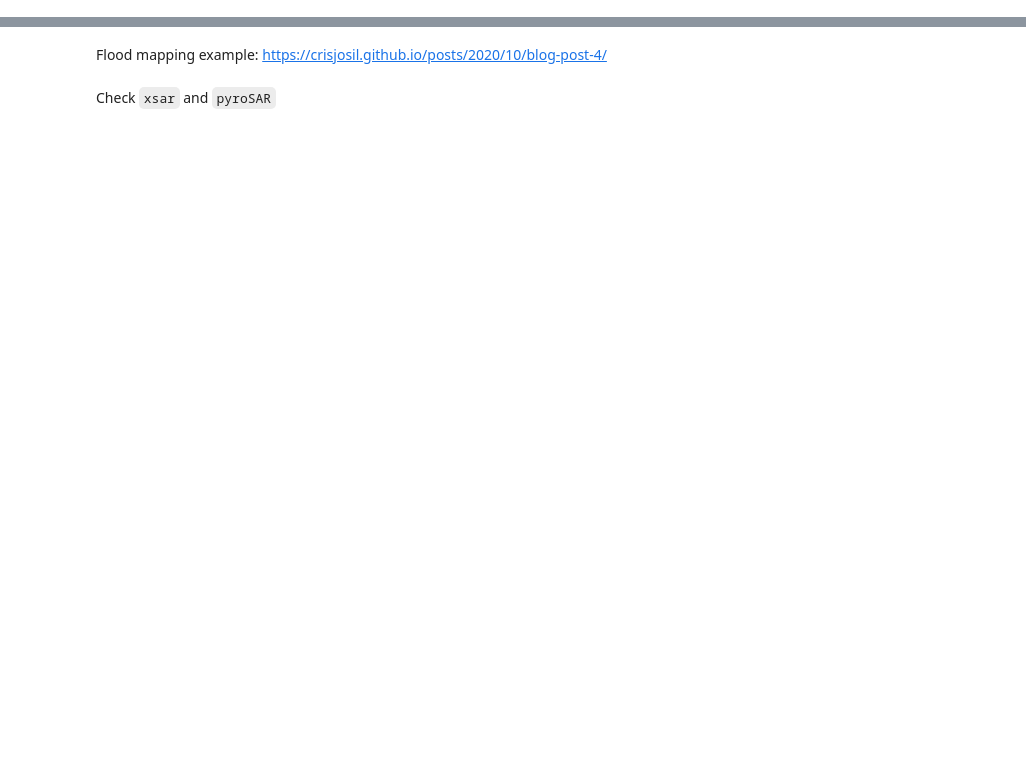
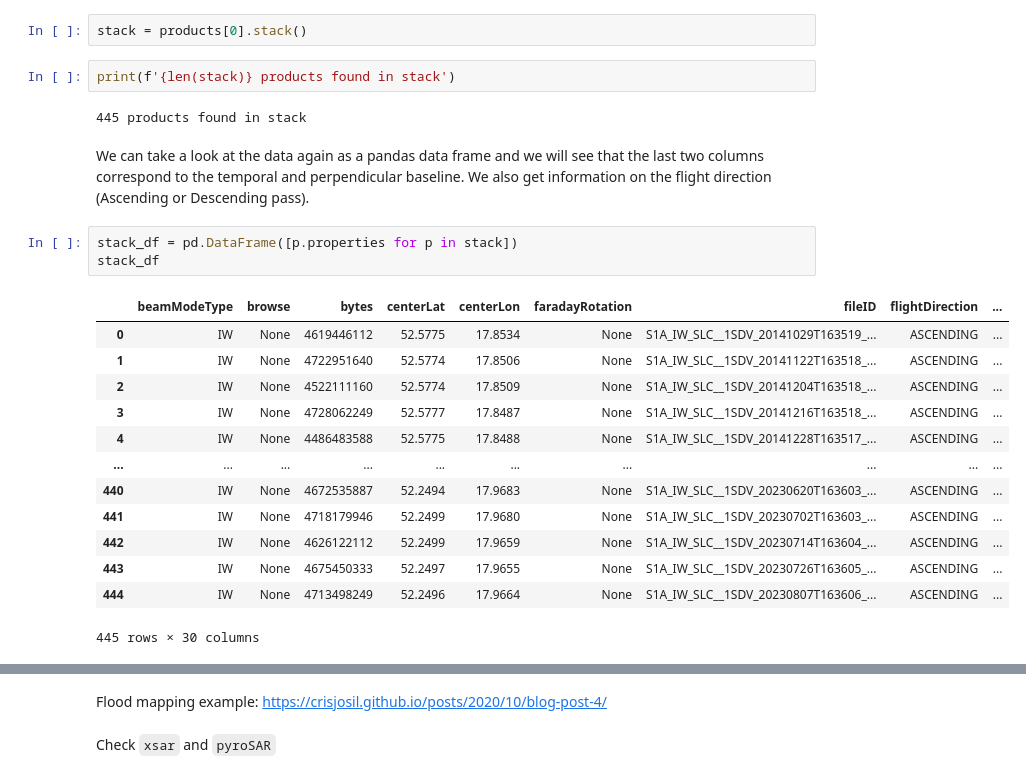
Before and after one commit to loreabad6/ogh23, a Jupyter notebook: notebooks/jupyter/sentinel1.ipynb, the cells around one changed output, grey strips where cells are left out. Saved outputs shown, nothing was run; the diff lists cells and outputs as text; blank space fills up the shorter version.

```diff
--- a/notebooks/jupyter/sentinel1.ipynb
+++ b/notebooks/jupyter/sentinel1.ipynb
@@ -98,0 +67,25 @@ gdf.columns.tolist()
+# %%
+stack = products[0].stack()
+# %%
+print(f'{len(stack)} products found in stack')
+# %% [output]
+445 products found in stack
+# %% [markdown]
+We can take a look at the data again as a pandas data frame and we will see that the last two columns correspond to the temporal and perpendicular baseline. We also get information on the flight direction (Ascending or Descending pass).
+# %%
+stack_df = pd.DataFrame([p.properties for p in stack])
+stack_df
+# %% [output]
+|  | beamModeType | browse | bytes | centerLat | centerLon | faradayRotation | fileID | flightDirection | ... |
+| 0 | IW | None | 4619446112 | 52.5775 | 17.8534 | None | S1A_IW_SLC__1SDV_20141029T163519_... | ASCENDING | ... |
+| 1 | IW | None | 4722951640 | 52.5774 | 17.8506 | None | S1A_IW_SLC__1SDV_20141122T163518_... | ASCENDING | ... |
+| 2 | IW | None | 4522111160 | 52.5774 | 17.8509 | None | S1A_IW_SLC__1SDV_20141204T163518_... | ASCENDING | ... |
+| 3 | IW | None | 4728062249 | 52.5777 | 17.8487 | None | S1A_IW_SLC__1SDV_20141216T163518_... | ASCENDING | ... |
+| 4 | IW | None | 4486483588 | 52.5775 | 17.8488 | None | S1A_IW_SLC__1SDV_20141228T163517_... | ASCENDING | ... |
+| ... | ... | ... | ... | ... | ... | ... | ... | ... | ... |
+| 440 | IW | None | 4672535887 | 52.2494 | 17.9683 | None | S1A_IW_SLC__1SDV_20230620T163603_... | ASCENDING | ... |
+| 441 | IW | None | 4718179946 | 52.2499 | 17.9680 | None | S1A_IW_SLC__1SDV_20230702T163603_... | ASCENDING | ... |
+| 442 | IW | None | 4626122112 | 52.2499 | 17.9659 | None | S1A_IW_SLC__1SDV_20230714T163604_... | ASCENDING | ... |
+| 443 | IW | None | 4675450333 | 52.2497 | 17.9655 | None | S1A_IW_SLC__1SDV_20230726T163605_... | ASCENDING | ... |
+| 444 | IW | None | 4713498249 | 52.2496 | 17.9664 | None | S1A_IW_SLC__1SDV_20230807T163606_... | ASCENDING | ... |
+445 rows × 30 columns
```
Also changed, not shown: parts of 52 cells of this notebook.
